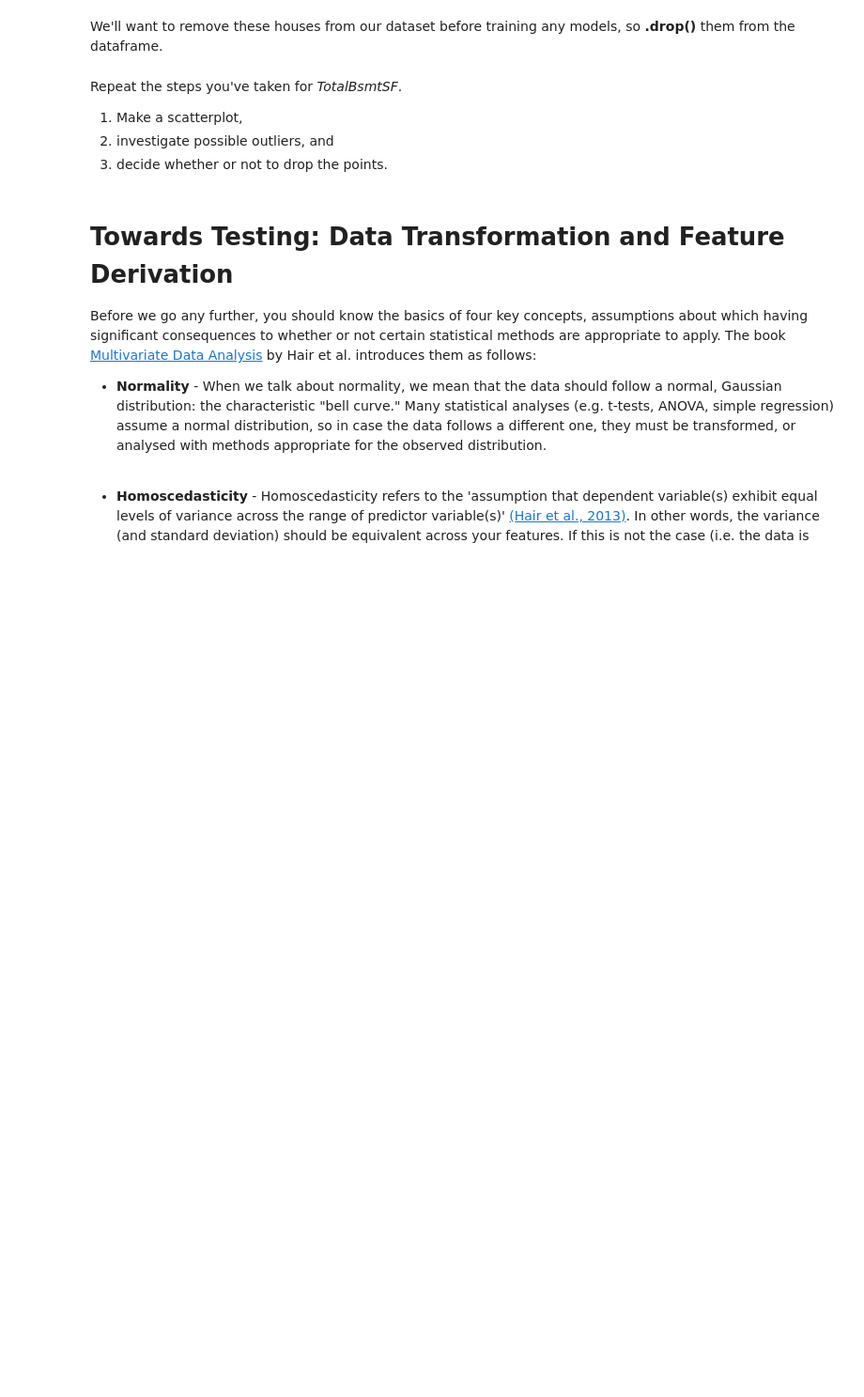
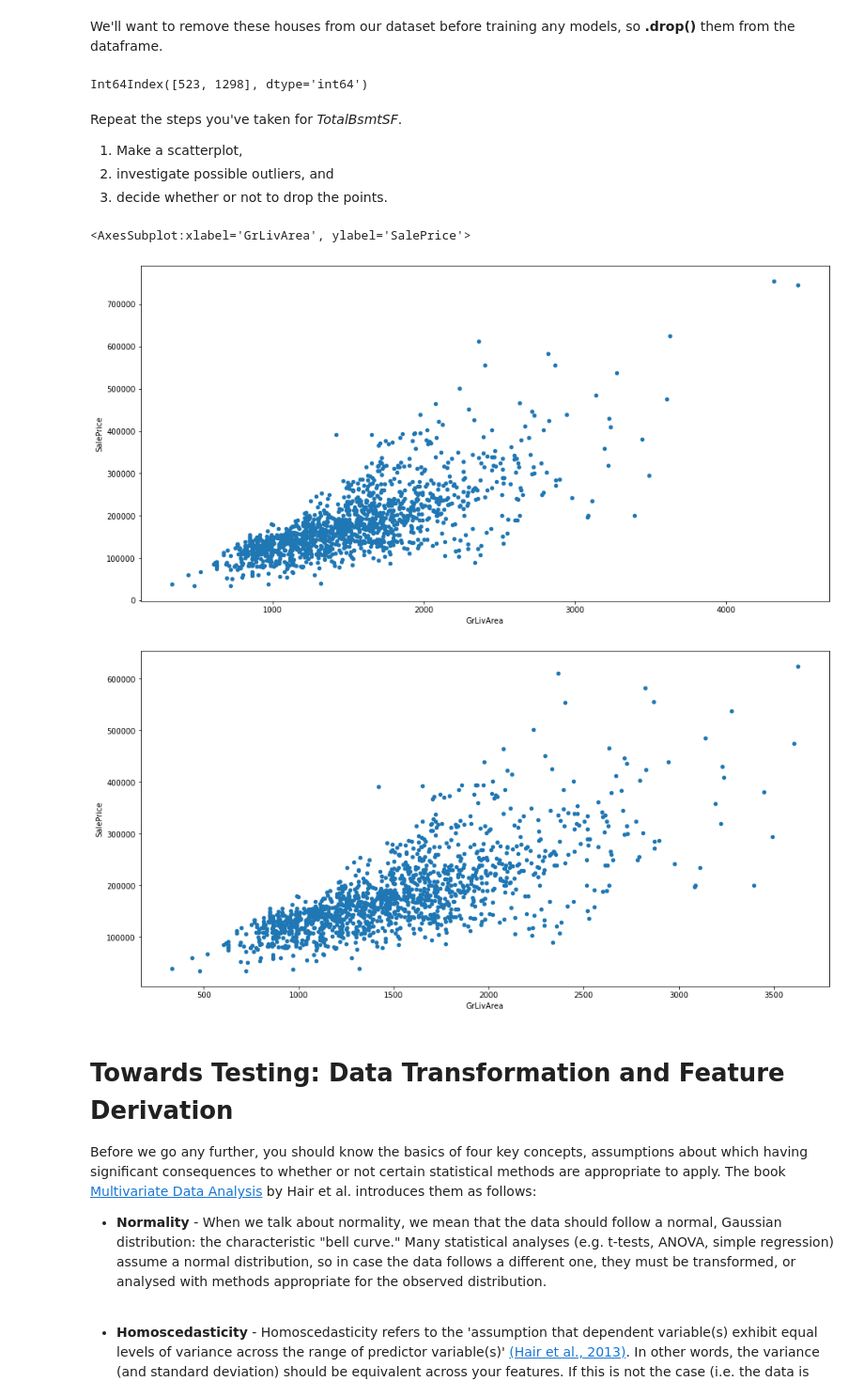
Before and after one commit to bang-a-coder/project-datascience101, a Jupyter notebook: Data Science 101-2.ipynb, the cells around one changed output. Shown at 94% size. Saved outputs shown, nothing was run; the diff lists cells and outputs as text; code cells hidden in the pictures; blank space fills up the shorter version.

```diff
--- a/Data Science 101-2.ipynb
+++ b/Data Science 101-2.ipynb
@@ -535,8 +526,25 @@ We'll want to remove these houses from our dataset before training any models, s
+# %%
+to_drop = fixedDF.index[fixedDF['GrLivArea'] > 4500]
+print(to_drop)
+fixedDF.drop(to_drop, inplace=True)
+pd.set_option('display.max_rows', 20)
+# %% [output]
+Int64Index([523, 1298], dtype='int64')
 # %% [markdown]
 Repeat the steps you've taken for <i>TotalBsmtSF</i>.
 1. Make a scatterplot,
 2. investigate possible outliers, and
 3. decide whether or not to drop the points.
+# %%
+fixedDF.plot.scatter(x='GrLivArea', y='SalePrice')
+to_drop2 = fixedDF.index[fixedDF['GrLivArea'] > 4000]
+
+fixedDF.drop(to_drop2, inplace=True)
+display(fixedDF.plot.scatter(x='GrLivArea', y='SalePrice'))
+# %% [output]
+<AxesSubplot:xlabel='GrLivArea', ylabel='SalePrice'>
+[figure, added]
+[figure, added]
 # %% [markdown]
 # Towards Testing: Data Transformation and Feature Derivation
 
```
Also changed, not shown: parts of 43 cells of this notebook.
